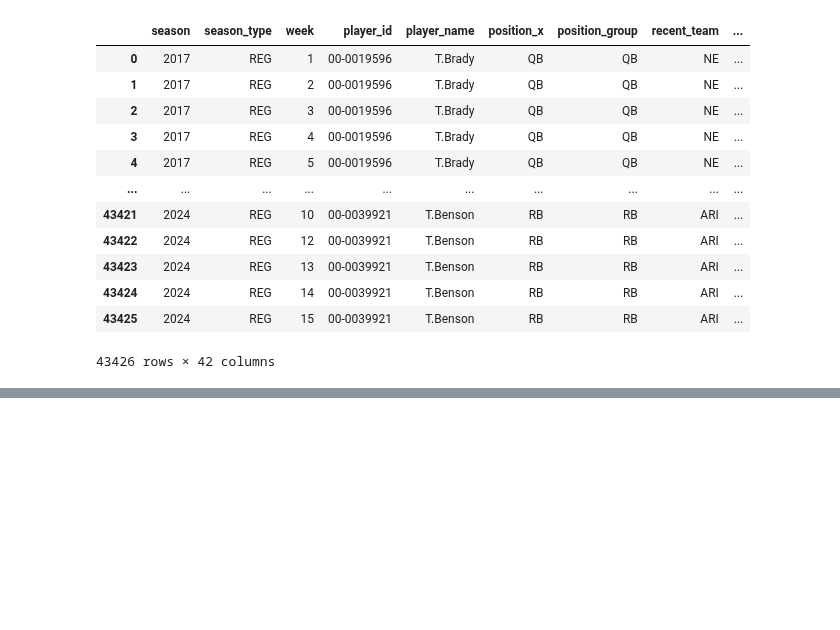
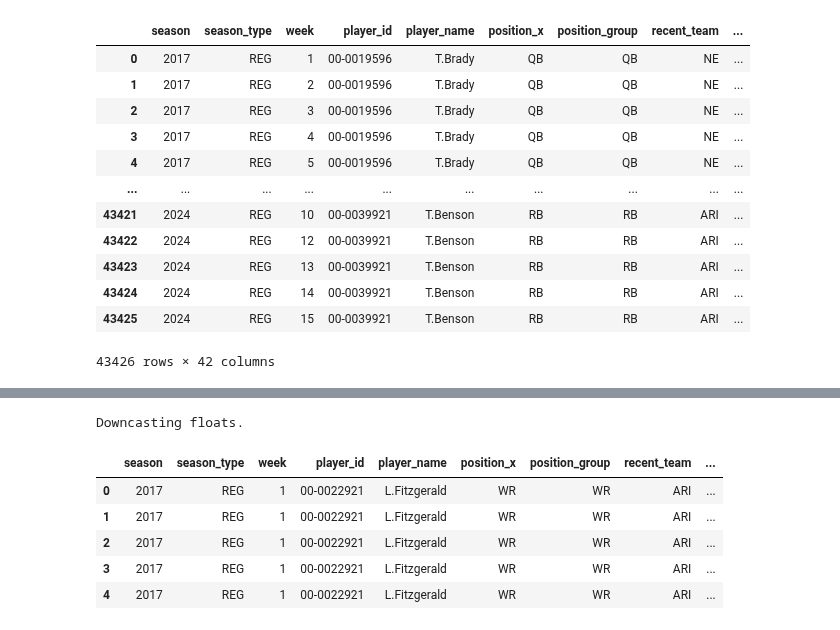
Before and after one commit to ARCtechmo/fanfav, a Jupyter notebook: wr_df.ipynb, the cells around one changed output, grey strips where cells are left out. Cells and saved outputs as stored; diff of their text form; code cells hidden in the pictures; blank space fills up the shorter version.

```diff
--- a/wr_df.ipynb
+++ b/wr_df.ipynb
@@ -108,0 +171,25 @@ display(all_players_id_data)
+# %%
+## Output: a dataframe of all nfl WR, ids, and weekly stats since 2017 pulled from nfl.import_weekly_data()
+
+# Pull base columns (already fetched as all_players_id_data)
+base_data = all_players_id_data[all_players_id_data['position_x'] == 'WR']
+
+# Pull WR-specific columns separately
+wr_stats = nfl.import_weekly_data(
+    years=years,
+    columns=['player_id'] + wr_columns  # Include player_id for the join
+)
+
+# Join WR-specific stats with base data
+wr_ids_weekly_stats = pd.merge(base_data, wr_stats, on='player_id', how='inner')
+
+# Display the resulting dataframe for review
+display(wr_ids_weekly_stats.head())
+# %% [output]
+Downcasting floats.
+|  | season | season_type | week | player_id | player_name | position_x | position_group | recent_team | ... |
+| 0 | 2017 | REG | 1 | 00-0022921 | L.Fitzgerald | WR | WR | ARI | ... |
+| 1 | 2017 | REG | 1 | 00-0022921 | L.Fitzgerald | WR | WR | ARI | ... |
+| 2 | 2017 | REG | 1 | 00-0022921 | L.Fitzgerald | WR | WR | ARI | ... |
+| 3 | 2017 | REG | 1 | 00-0022921 | L.Fitzgerald | WR | WR | ARI | ... |
+| 4 | 2017 | REG | 1 | 00-0022921 | L.Fitzgerald | WR | WR | ARI | ... |
```
Also changed, not shown: parts of 9 cells of this notebook.
